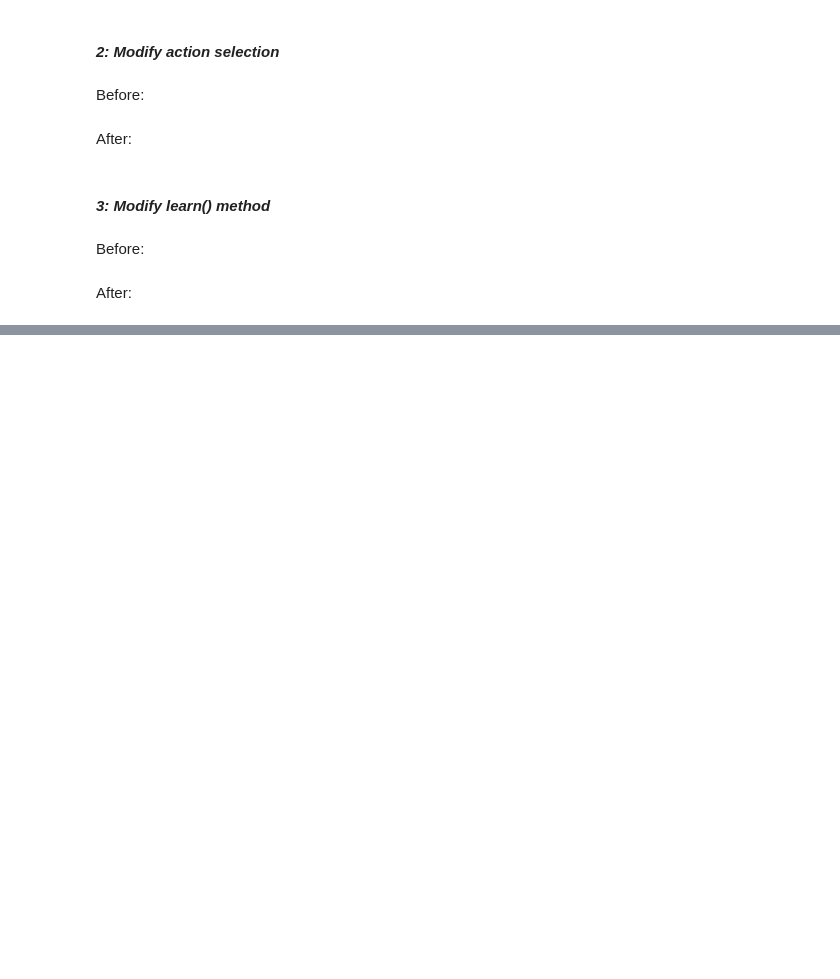
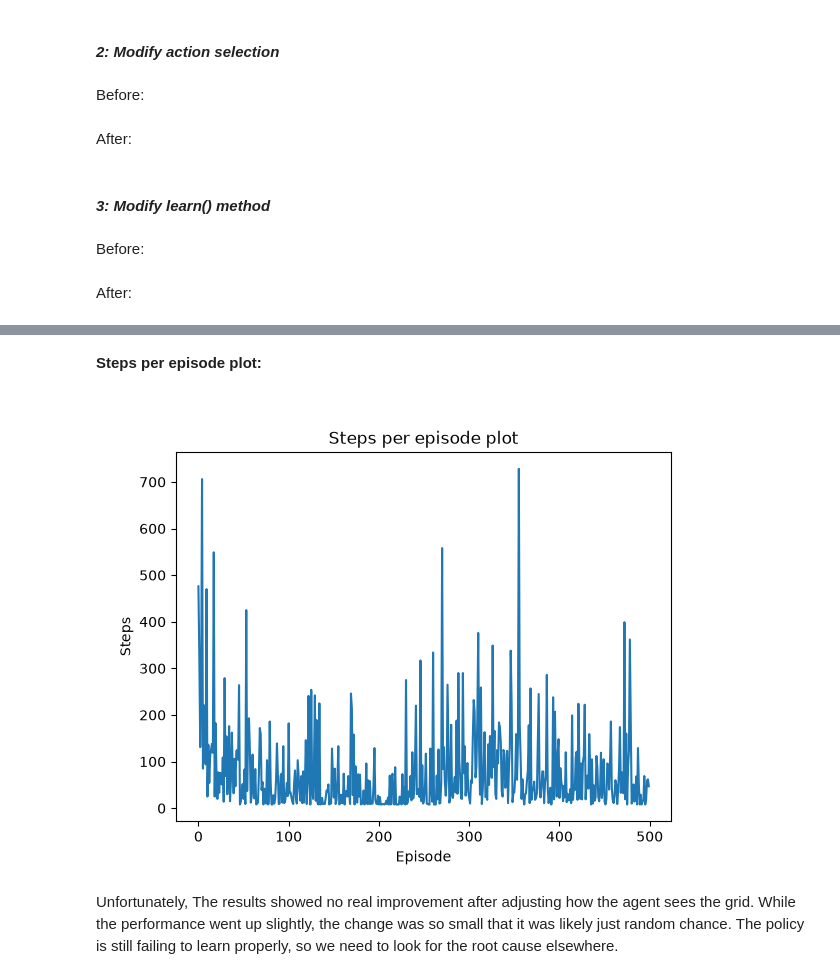
Before and after one commit to mniabedii/grid-world-rl, a Jupyter notebook: report/analysis.ipynb, the cells around one changed output, grey strips where cells are left out. Drawn from its saved outputs; the diff is of its cells as text; code cells hidden in the pictures; blank space fills up the shorter version.

```diff
--- a/report/analysis.ipynb
+++ b/report/analysis.ipynb
@@ -449,0 +463,9 @@ next_states = torch.FloatTensor(
+# %% [markdown]
+**Steps per episode plot:**
+# %%
+from IPython.display import Image, display
+display(Image(filename="../outputs/experiment1:dqn_steps_per_episode.png"))
+# %% [output]
+[figure, added]
+# %% [markdown]
+Unfortunately, The results showed no real improvement after adjusting how the agent sees the grid. While the performance went up slightly, the change was so small that it was likely just random chance. The policy is still failing to learn properly, so we need to look for the root cause elsewhere.
```
Also changed, not shown: parts of 3 cells of this notebook, 1 other file.
